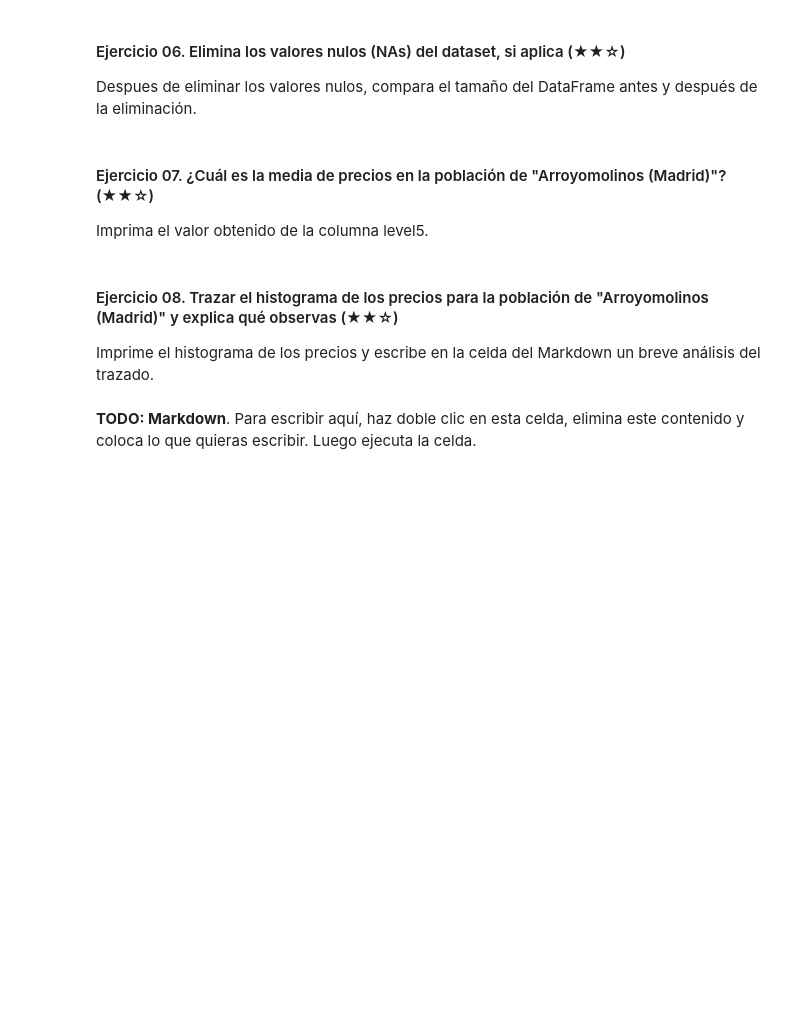
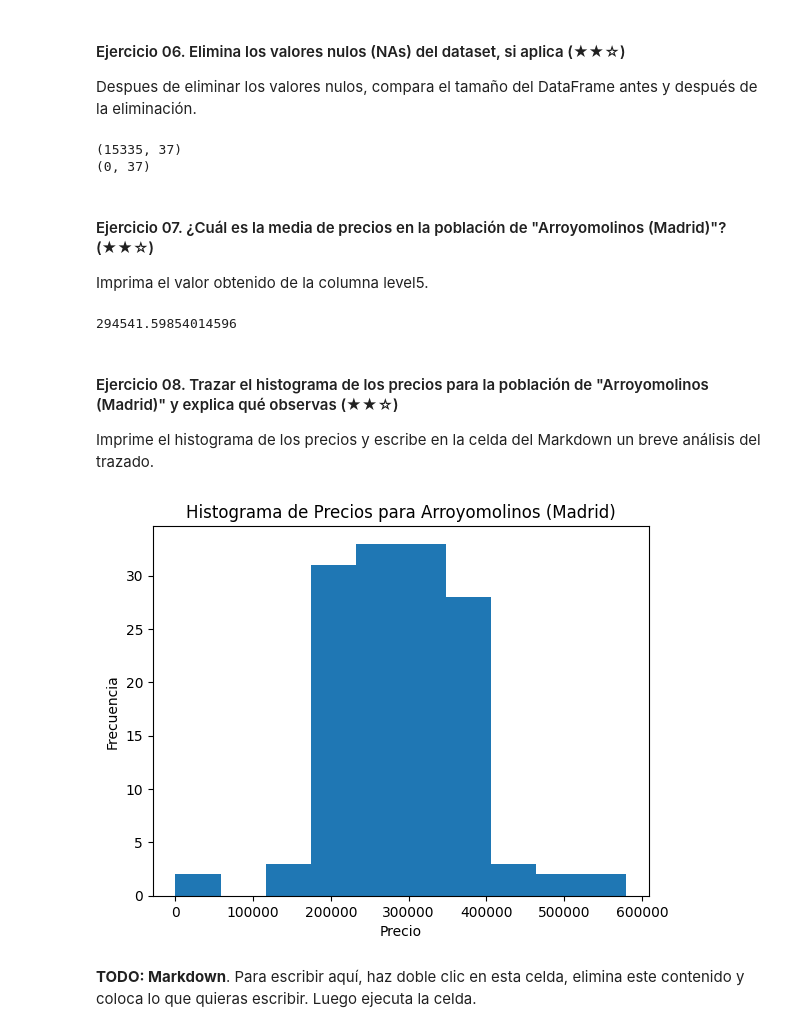
Before and after one commit to Davichobacter/Prework-project, a Jupyter notebook: project.es.ipynb, the cells around one changed output. Saved outputs shown, nothing was run; the diff lists cells and outputs as text; code cells hidden in the pictures; blank space fills up the shorter version.

```diff
--- a/project.es.ipynb
+++ b/project.es.ipynb
@@ -158,12 +222,23 @@ Imprima un booleano (`True` o `False`) para verificar si hay valores nulos segui
 Despues de eliminar los valores nulos, compara el tamaño del DataFrame antes y después de la eliminación.
 # %%
 # TODO
+print(ds.shape)
+nona_ds = ds.dropna() # Elimina todos los valores
+print(nona_ds.shape)
+# %% [output]
+(15335, 37)
+(0, 37)
 # %% [markdown]
 #### Ejercicio 07. ¿Cuál es la media de precios en la población de "Arroyomolinos (Madrid)"? (★★☆)
 
 Imprima el valor obtenido de la columna level5.
 # %%
 # TODO
+arroyomolinos = ds.filter(items=['level5', 'price'])
+arroyomolinos = arroyomolinos[arroyomolinos['level5'] == 'Arroyomolinos (Madrid)']
+print(arroyomolinos['price'].mean())
+# %% [output]
+294541.59854014596
 # %% [markdown]
 #### Ejercicio 08. Trazar el histograma de los precios para la población de "Arroyomolinos (Madrid)" y explica qué observas (★★☆)
 
@@ -171,6 +246,13 @@ Imprime el histograma de los precios y escribe en la celda del Markdown un breve
 # %%
 import matplotlib.pyplot as plt
 
 # Trazar el histograma de precios
+plt.hist(arroyomolinos['price'], bins=10)
+plt.xlabel('Precio')
+plt.ylabel('Frecuencia')
+plt.title('Histograma de Precios para Arroyomolinos (Madrid)')
+plt.show()
+# %% [output]
+[figure, added]
 # %% [markdown]
 **TODO: Markdown**. Para escribir aquí, haz doble clic en esta celda, elimina este contenido y coloca lo que quieras escribir. Luego ejecuta la celda.
```
Also changed, not shown: parts of 7 cells of this notebook.
